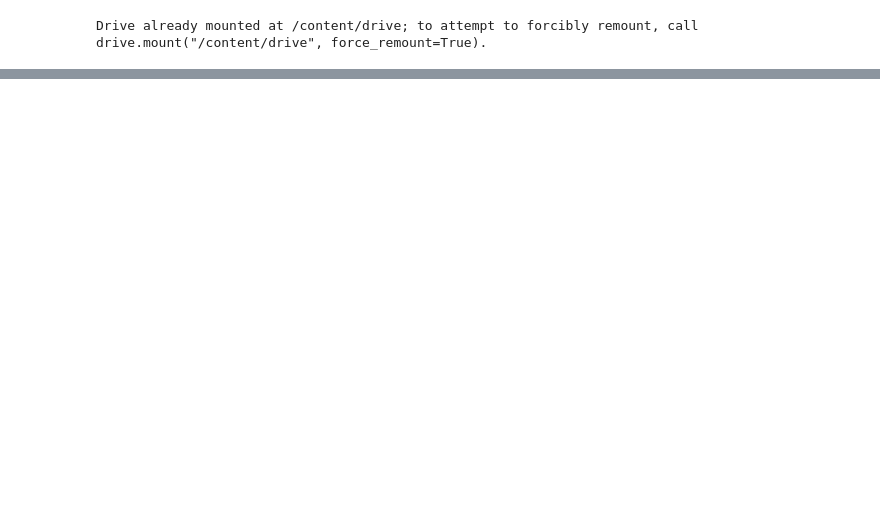
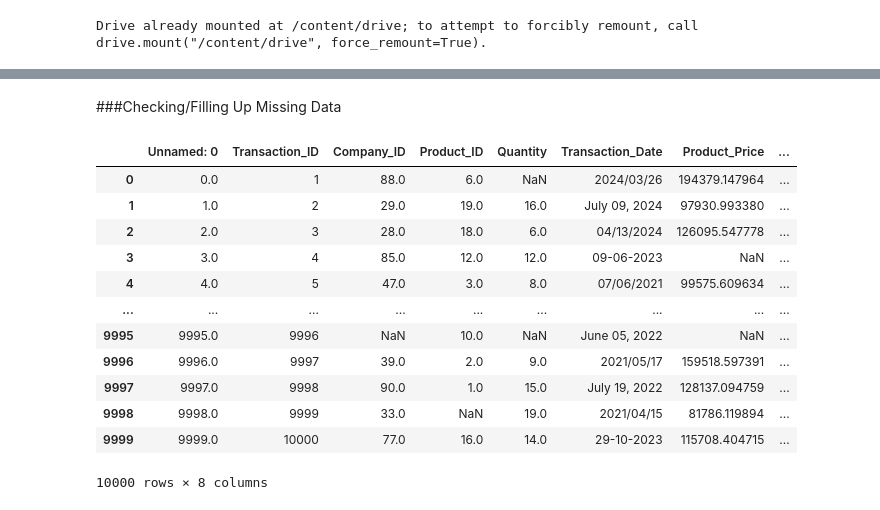
Before and after one commit to zephyrstorm123/MO-IT134-MachineLearning, a Jupyter notebook: Milestone_1_Machine_Learning.ipynb, the cells around one changed output, grey strips where cells are left out. Cells and saved outputs as stored; diff of their text form; code cells hidden in the pictures; blank space fills up the shorter version.

```diff
--- a/Milestone_1_Machine_Learning.ipynb
+++ b/Milestone_1_Machine_Learning.ipynb
@@ -471,0 +59,23 @@ customer_df = pd.read_csv('/content/drive/MyDrive/MO-IT134 - Machine Learning an
+# %% [markdown]
+###Checking/Filling Up Missing Data
+# %%
+#Filling Up Missing Transaction ID
+#Transaction ID seems to be just the index of the data +1. So we fill up the missing data using that information
+
+transactions_df['Transaction_ID'] = transactions_df.index + 1
+# %%
+transactions_df
+# %% [output]
+|  | Unnamed: 0 | Transaction_ID | Company_ID | Product_ID | Quantity | Transaction_Date | Product_Price | ... |
+| 0 | 0.0 | 1 | 88.0 | 6.0 | NaN | 2024/03/26 | 194379.147964 | ... |
+| 1 | 1.0 | 2 | 29.0 | 19.0 | 16.0 | July 09, 2024 | 97930.993380 | ... |
+| 2 | 2.0 | 3 | 28.0 | 18.0 | 6.0 | 04/13/2024 | 126095.547778 | ... |
+| 3 | 3.0 | 4 | 85.0 | 12.0 | 12.0 | 09-06-2023 | NaN | ... |
+| 4 | 4.0 | 5 | 47.0 | 3.0 | 8.0 | 07/06/2021 | 99575.609634 | ... |
+| ... | ... | ... | ... | ... | ... | ... | ... | ... |
+| 9995 | 9995.0 | 9996 | NaN | 10.0 | NaN | June 05, 2022 | NaN | ... |
+| 9996 | 9996.0 | 9997 | 39.0 | 2.0 | 9.0 | 2021/05/17 | 159518.597391 | ... |
+| 9997 | 9997.0 | 9998 | 90.0 | 1.0 | 15.0 | July 19, 2022 | 128137.094759 | ... |
+| 9998 | 9998.0 | 9999 | 33.0 | NaN | 19.0 | 2021/04/15 | 81786.119894 | ... |
+| 9999 | 9999.0 | 10000 | 77.0 | 16.0 | 14.0 | 29-10-2023 | 115708.404715 | ... |
+10000 rows × 8 columns
```
Also changed, not shown: parts of 126 cells of this notebook.
